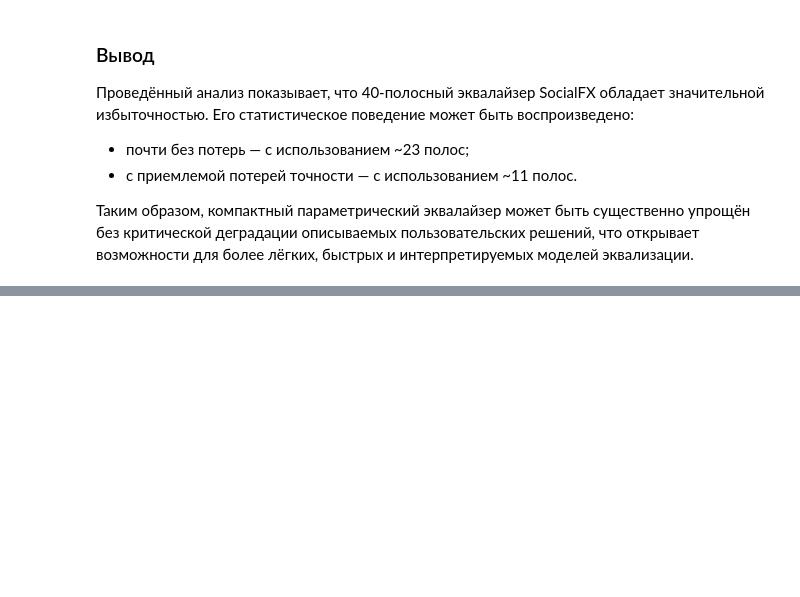
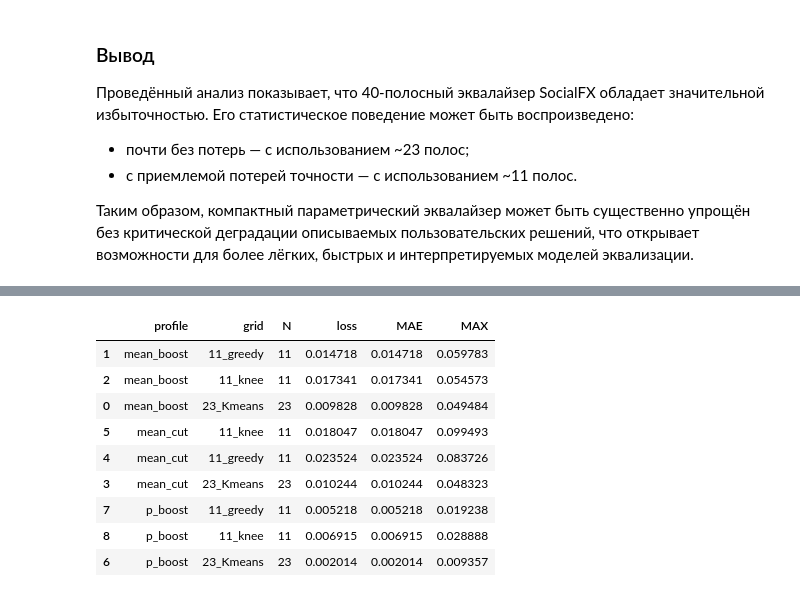
Before and after one commit to Parcart/EarLoop, a Jupyter notebook: research/compact_eq_design/compact_eq_design.ipynb, the cells around one changed output, grey strips where cells are left out. Cells and saved outputs as stored; diff of their text form; code cells hidden in the pictures; blank space fills up the shorter version.

```diff
--- a/research/compact_eq_design/compact_eq_design.ipynb
+++ b/research/compact_eq_design/compact_eq_design.ipynb
@@ -1117,3 +1119,18 @@ display(describe_bands(freqs_B))
 без критической деградации описываемых пользовательских решений,
 что открывает возможности для более лёгких, быстрых
 и интерпретируемых моделей эквализации.
+# %%
+import numpy as np
+
+def roundtrip_40_to_grid_to_40(f40, y40, fgrid):
+    yk = log_interp(f40, y40, fgrid)
+    yhat = log_interp(fgrid, yk, f40)
+    return yhat
+
+def loss_for_grid(f40, y40, fgrid, w=None, kind="value"):
+    yhat = roundtrip_40_to_grid_to_40(f40, y40, fgrid)
+    if kind == "prob":
+        yhat = np.clip(yhat, 0.0, 1.0)
+    if w is None:
+        return MAE(y40, yhat)
+    return WMAE(y40, yhat, w)
@@ -1119,0 +1194,59 @@ display(describe_bands(freqs_B))
+# %%
+import pandas as pd
+
+# твой 23:
+f23 = np.asarray(fC, float).ravel()
+
+# твой 11 (если он уже есть в models_by_N — используй его)
+# если нет — пропусти этот блок
+f11_knee = None
+if "models_by_N" in locals() and "knee" in locals():
+    kN = int(knee[0])
+    f11_knee = np.asarray(models_by_N[kN]["freqs"], float).ravel()
+
+tests = [
+    ("23_Kmeans", f23, "value"),
+    ("11_greedy", f11_greedy, "value"),
+]
+
+if f11_knee is not None and len(f11_knee) == 11:
+    tests.append(("11_knee", f11_knee, "value"))
+
+profiles_to_test = [
+    ("mean_boost", "value"),
+    ("mean_cut", "value"),
+    ("p_boost", "prob"),
+]
+
+rows = []
+for prof, kind in profiles_to_test:
+    if prof not in social_stats.columns:
+        continue
+    y40 = social_stats[prof].to_numpy(float)
+    for name, grid, _ in tests:
+        L = loss_for_grid(f40, y40, grid, w=w if "w" in locals() else None, kind=kind)
+        yhat = roundtrip_40_to_grid_to_40(f40, y40, grid)
+        if kind == "prob":
+            yhat = np.clip(yhat, 0.0, 1.0)
+        rows.append({
+            "profile": prof,
+            "grid": name,
+            "N": len(grid),
+            "loss": L,
+            "MAE": MAE(y40, yhat),
+            "MAX": float(np.max(np.abs(y40 - yhat))),
+        })
+
+df_cmp = pd.DataFrame(rows).sort_values(["profile", "N", "loss"])
+display(df_cmp)
+# %% [output]
+|  | profile | grid | N | loss | MAE | MAX |
+| 1 | mean_boost | 11_greedy | 11 | 0.014718 | 0.014718 | 0.059783 |
+| 2 | mean_boost | 11_knee | 11 | 0.017341 | 0.017341 | 0.054573 |
+| 0 | mean_boost | 23_Kmeans | 23 | 0.009828 | 0.009828 | 0.049484 |
+| 5 | mean_cut | 11_knee | 11 | 0.018047 | 0.018047 | 0.099493 |
+| 4 | mean_cut | 11_greedy | 11 | 0.023524 | 0.023524 | 0.083726 |
+| 3 | mean_cut | 23_Kmeans | 23 | 0.010244 | 0.010244 | 0.048323 |
+| 7 | p_boost | 11_greedy | 11 | 0.005218 | 0.005218 | 0.019238 |
+| 8 | p_boost | 11_knee | 11 | 0.006915 | 0.006915 | 0.028888 |
+| 6 | p_boost | 23_Kmeans | 23 | 0.002014 | 0.002014 | 0.009357 |
```
Also changed, not shown: parts of 8 cells of this notebook, 1 other file.
